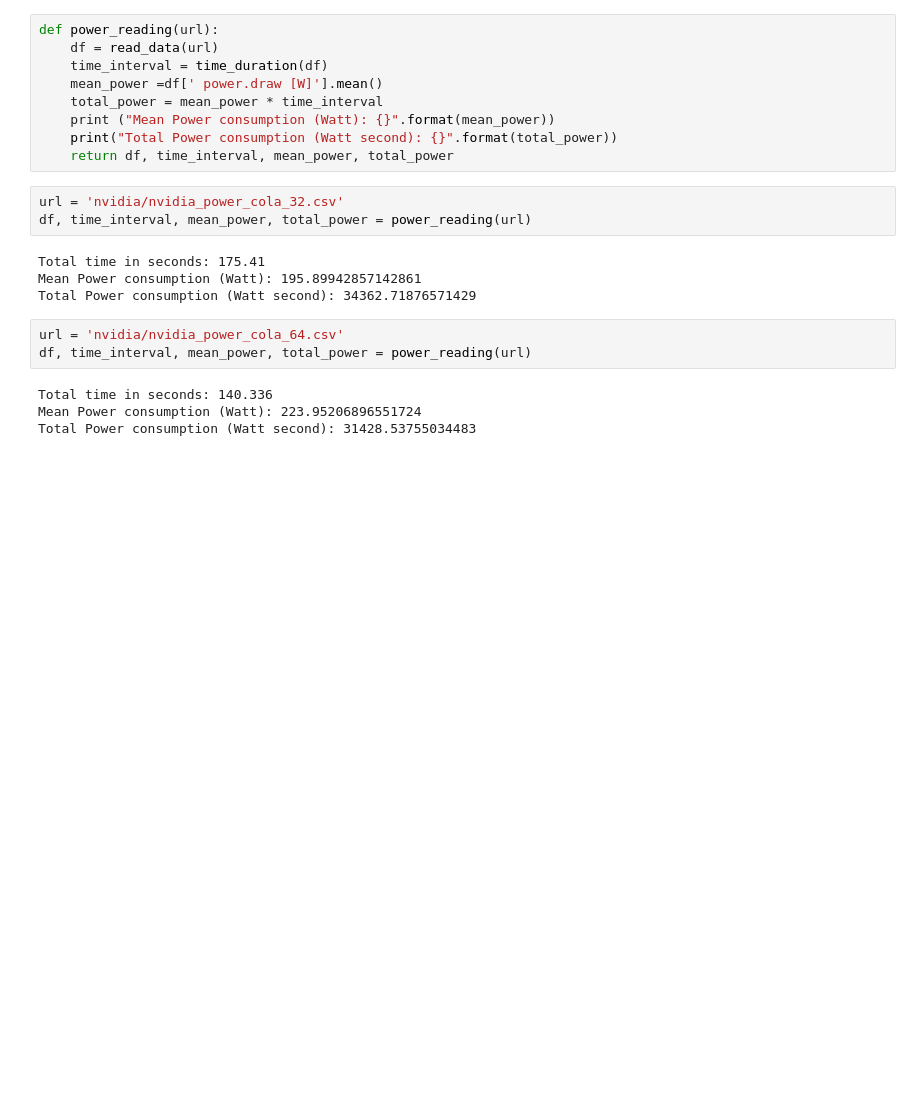
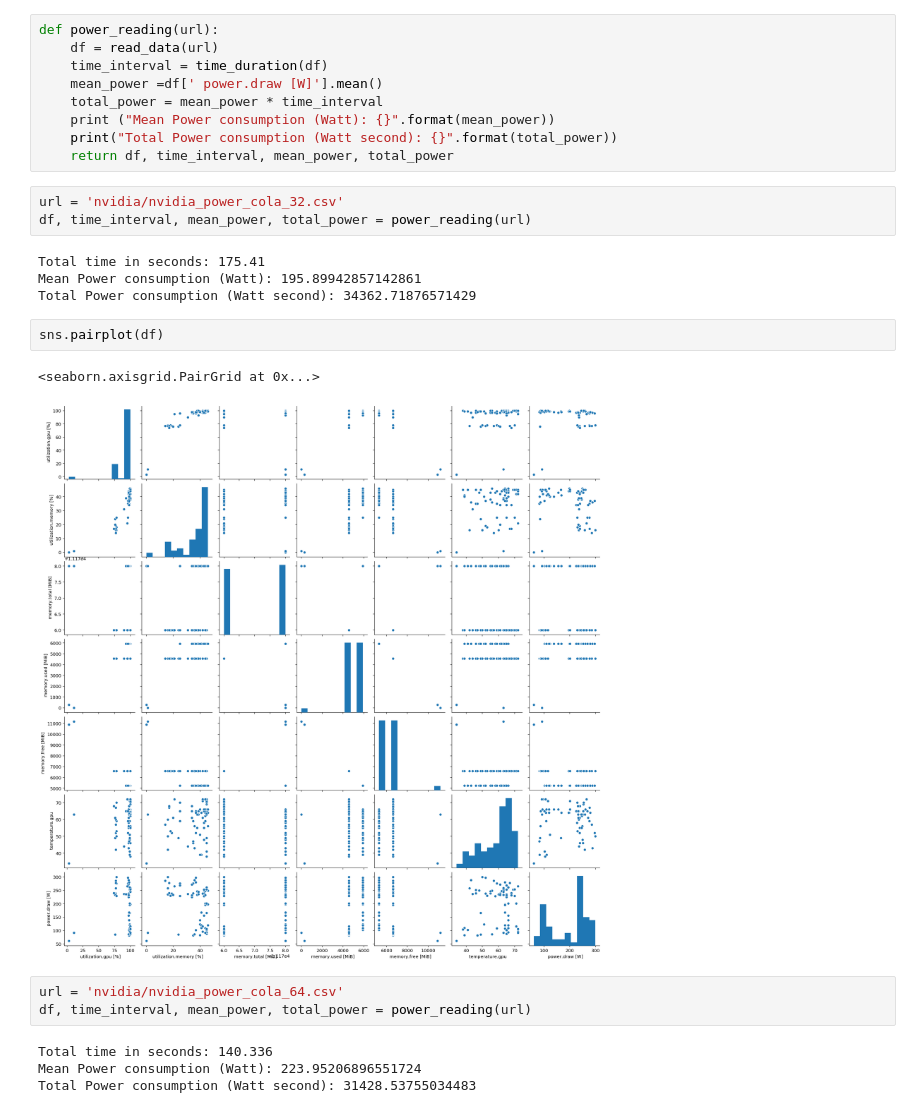
Before and after one commit to MScDissertation/NLP, a Jupyter notebook: nvidia-smi-data.ipynb, the cells around one changed output. Drawn from its saved outputs; the diff is of its cells as text; blank space fills up the shorter version.

```diff
--- a/nvidia-smi-data.ipynb
+++ b/nvidia-smi-data.ipynb
@@ -31,6 +35,11 @@ df, time_interval, mean_power, total_power = power_reading(url)
 Total time in seconds: 175.41
 Mean Power consumption (Watt): 195.89942857142861
 Total Power consumption (Watt second): 34362.71876571429
+# %%
+sns.pairplot(df)
+# %% [output]
+<seaborn.axisgrid.PairGrid at 0x...>
+[figure, added]
 # %%
 url = 'nvidia/nvidia_power_cola_64.csv'
 df, time_interval, mean_power, total_power = power_reading(url)
```
Also changed, not shown: parts of 1 cell of this notebook, 2 other files.
